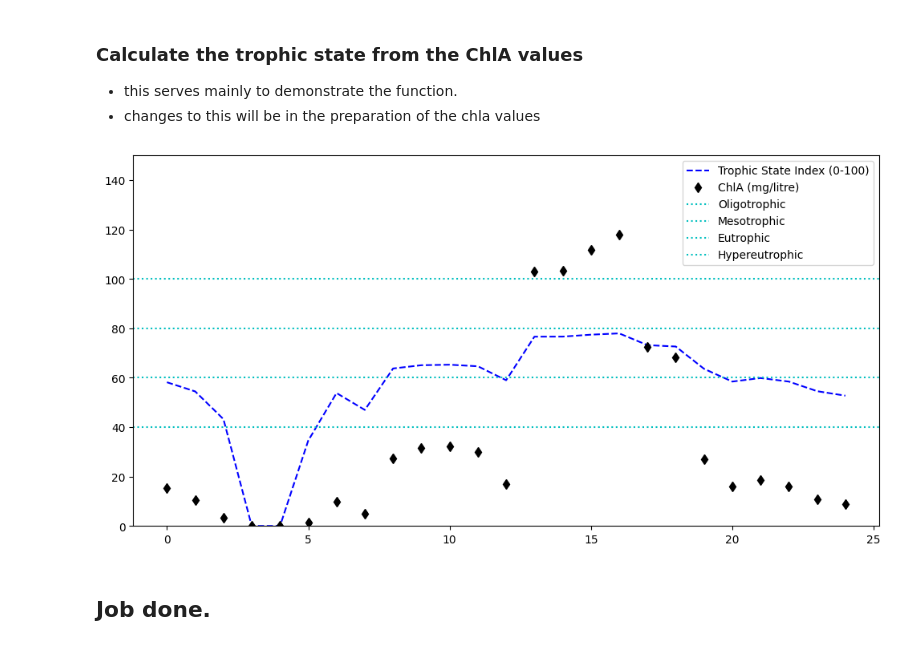
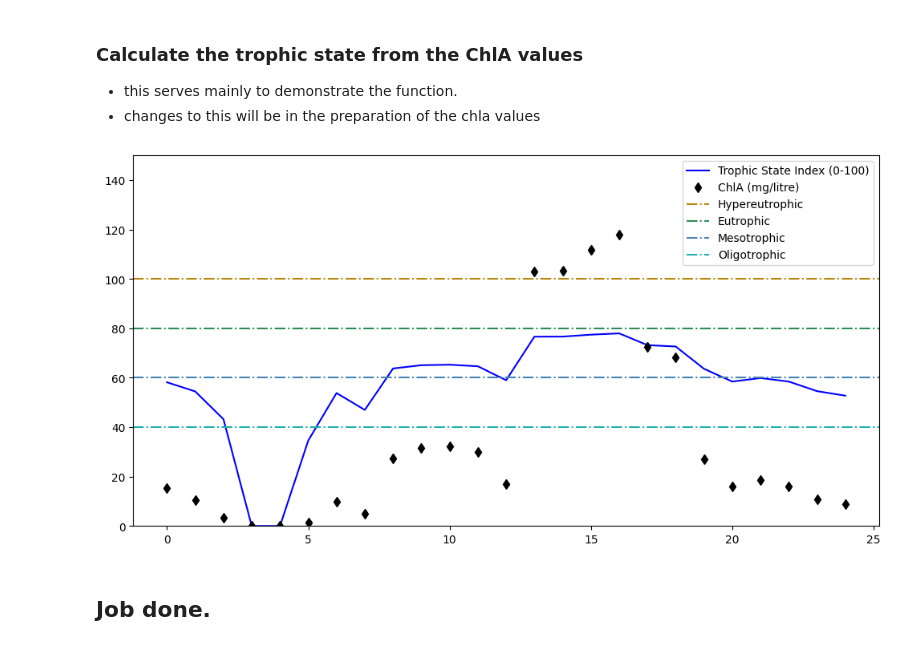
Before and after one commit to digitalearthafrica/deafrica_water_quality, a Jupyter notebook: WP1.2/WQ package 1.2.ipynb, the cells around one changed output. Saved outputs shown, nothing was run; the diff lists cells and outputs as text; code cells hidden in the pictures.

Commit message:
improved symbols on the trophic state graph

```diff
--- a/WP1.2/WQ package 1.2.ipynb
+++ b/WP1.2/WQ package 1.2.ipynb
@@ -701,32 +701,35 @@ img = (ds.chla_h).median(dim=('chla_measure')).plot.imshow(vmin=0,vmax=300,robus
 # %%
 ## plot the Trophic state
 df = pd.DataFrame(
-    data = [[40,'Oligotrophic'],
-           [60,'Mesotrophic'],
-           [80,'Eutrophic'],
-           [100,'Hypereutrophic']],
-    columns = ['TSI','desc']
+    data = [
+           [100,'Hypereutrophic','darkgoldenrod'],
+           [80,'Eutrophic','seagreen'],
+           [60,'Mesotrophic','steelblue'],
+           [40,'Oligotrophic','lightseagreen'],
+    ],
+    columns = ['TSI','desc','colour']
 )
 
 fig, ax = plt.subplots(figsize=(12, 6))
 
 x = ds.time
 y = trophic_state((ds.chla_h).median(dim=('chla_measure','x','y')))
 z =              ((ds.chla_h).median(dim=('chla_measure','x','y')))
 
-ax.plot(y, color='blue', label='Trophic State Index (0-100)',linestyle='--')
+ax.plot(y, color='blue', label='Trophic State Index (0-100)',linestyle='-')
 ax.plot(z, color='black', label='ChlA (mg/litre)',linestyle='',marker='d')
 
 for y in df.TSI:
-    label = df[df.TSI==y]['desc'].item()
-    plt.axhline(y,label = label,linestyle =':',color='c')
+    label  = df[df.TSI==y]['desc'].item()
+    colour = df[df.TSI==y]['colour'].item()
+    plt.axhline(y,label = label,linestyle ='-.',color=colour)
 
 
 plt.ylim([0, 150])
 plt.legend(loc='best')
 plt.show()
 # %% [output]
-[figure, old version]
+[figure, new version]
 # %% [markdown]
 ## Job done.
 # %% [markdown]
```
Also changed, not shown: parts of 2 cells of this notebook.
